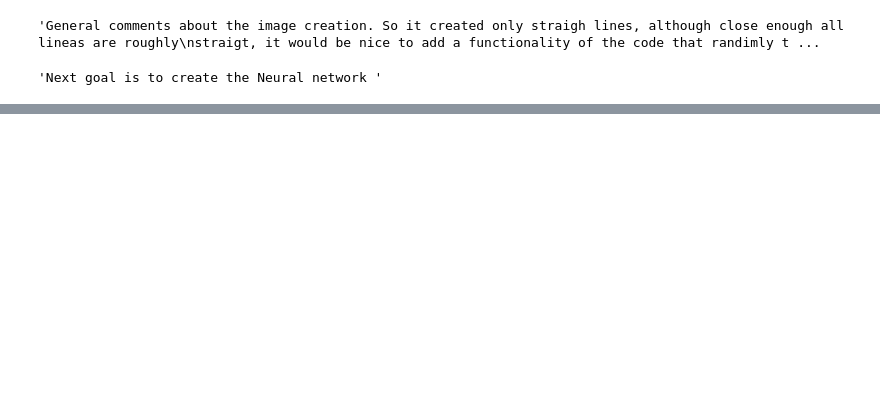
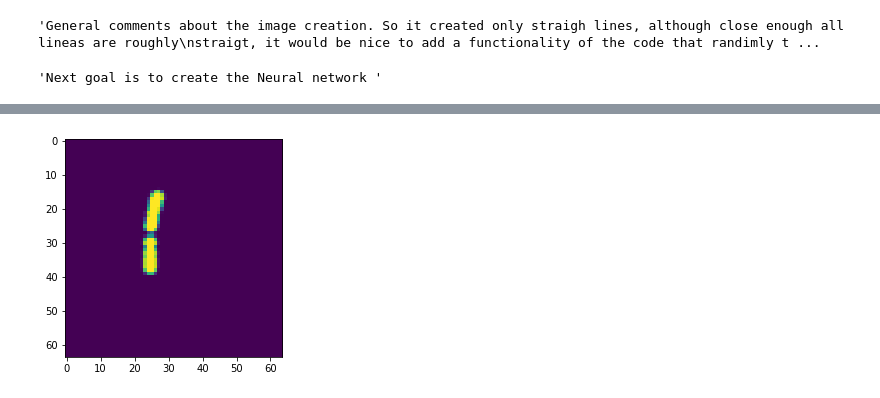
Before and after one commit to DanielBermudez00/Knot-Images-to-regina-code, a Jupyter notebook: scripts/Test-Funtions.ipynb, the cells around one changed output, grey strips where cells are left out. Cells and saved outputs as stored; diff of their text form; code cells hidden in the pictures; blank space fills up the shorter version.

Commit message:
Added the video functionality to track future window movement. Also added a small option of drawing to check if the classifier on hand drawn examples

```diff
--- a/scripts/Test-Funtions.ipynb
+++ b/scripts/Test-Funtions.ipynb
@@ -492,7 +493,7 @@ secondLayer=8
 # This does not work at all. Need to find architerture.
 #
 #-----------------------------
-
+'''
 class Neural_Network(nn.Module):
     def __init__(self):
         super().__init__()
@@ -514,30 +515,35 @@ class Neural_Network(nn.Module):
         )
 
     def forward(self, x):
+        print(f"The shape of the input tensor is: {x.shape}")
         x = self.conv_layers(x)
+        print(f"The shape of the input tensor after convolution is: {x.shape}")
         x = x.view(x.size(0), -1)
+        print(f"The shape of the input tensor after reshaping is: {x.shape}")
         return self.fc(x)
+'''
 
 
 
-'''
 class Neural_Network(nn.Module):
     def __init__(self):
         super().__init__()
         self.flatten = nn.Flatten()
         self.linear_relu_stack = nn.Sequential(
-            nn.Linear(28*28, 512),
+            nn.Linear(3*64*64, 256),
             nn.ReLU(),
-            nn.Linear(512, 512),
+            nn.Linear(256, 256),
             nn.ReLU(),
-            nn.Linear(512, 40),
+            nn.Linear(256, 8),
         )
 
     def forward(self, x):
+        #print(f"The shape of the input tensor is: {x.shape}")
         x = self.flatten(x)
+        #print(f"The shape of the input tensor after flattening is: {x.shape}")
         logits = self.linear_relu_stack(x)
         return logits
-'''
+
 
 model = Neural_Network()
 # %%
@@ -645,3 +652,77 @@ Done!
 #---------------------------------------------------------------------------------------------
 # This gives an interface to see if the model is well trained, testing in hand drawn examples
 #---------------------------------------------------------------------------------------------
+
+import tkinter as tk
+from PIL import Image, ImageDraw
+import numpy as np
+
+class DrawerApp:
+    def __init__(self, model_callback):
+        self.root = tk.Tk()
+        self.root.title("AI Image Classifier")
+        self.model_callback = model_callback # Your model function goes here
+
+        # 1. Create Canvas
+        self.canvas = tk.Canvas(self.root, width=280, height=280, bg='white')
+        self.canvas.grid(row=0, column=0, columnspan=2)
+
+        # 2. Image buffer (to save what we draw)
+        self.image = Image.new("L", (280, 280), "white")
+        self.draw = ImageDraw.Draw(self.image)
+
+        # 3. Bind Mouse Events
+        self.canvas.bind("<B1-Motion>", self.paint)
+
+        # 4. Buttons
+        tk.Button(self.root, text="Classify", command=self.classify).grid(row=1, column=0)
+        tk.Button(self.root, text="Clear", command=self.clear).grid(row=1, column=1)
+
+    def paint(self, event):
+        x1, y1 = (event.x - 8), (event.y - 8)
+        x2, y2 = (event.x + 8), (event.y + 8)
+        self.canvas.create_oval(x1, y1, x2, y2, fill="black", width=10)
+        self.draw.ellipse([x1, y1, x2, y2], fill="black")
+
+    def clear(self):
+        self.canvas.delete("all")
+        self.image = Image.new("L", (280, 280), "white")
+        self.draw = ImageDraw.Draw(self.image)
+
+    def classify(self):
+        # Resize image to match model input (e.g., 28x28 for MNIST)
+        img_resized = self.image.resize((64, 64))
+
+        # Convert to NumPy and invert colors (often needed if model was trained on black background)
+        img_array = np.array(img_resized)
+        img_array = np.invert(img_array)
+
+        # Normalize and reshape for your specific model
+        img_array = img_array / 255.0
+        img_final = img_array.reshape(64, 64) # Example shape
+
+        # Call your model!
+        plt.imshow(img_final)
+        prediction = self.model_callback(img_final)
+
+
+        print(f"I think you drew a:{prediction}")
+
+    def run(self):
+        self.root.mainloop()
+
+def my_model_predict(data):
+    # This is where you call model.predict(data)
+    # For now, it's a placeholder
+    data = torch.from_numpy(data)
+    data=data.float()
+    data= data*torch.zeros(1,3, 64, 64, )
+    print(data.shape)
+    print(data.dtype)
+    with torch.no_grad():
+        pred = model(data)
+    return pred
+
+app = DrawerApp(my_model_predict)
+app.run()
+# %% [output]
@@ -647,0 +732 @@ Done!
+[figure, added]
```
Also changed, not shown: parts of 8 cells of this notebook.
